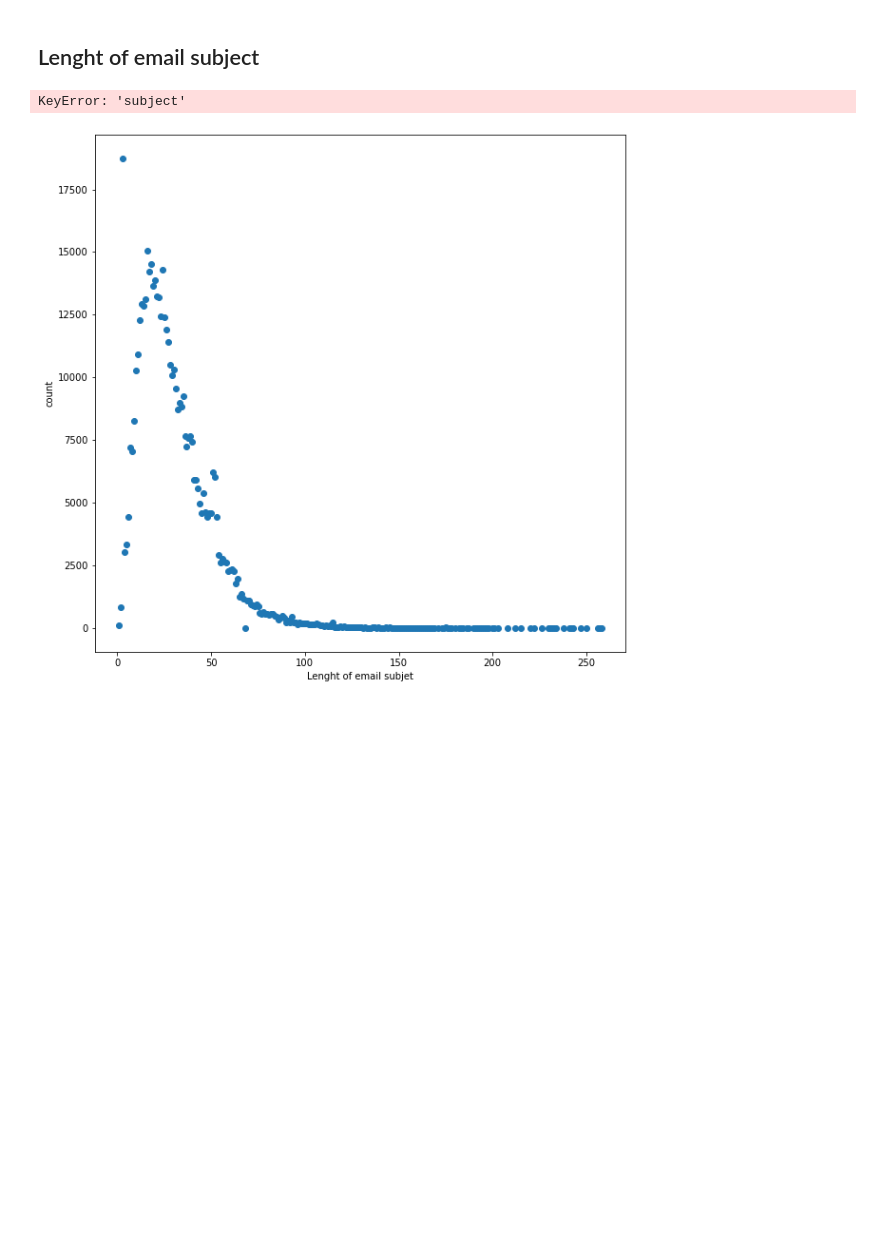
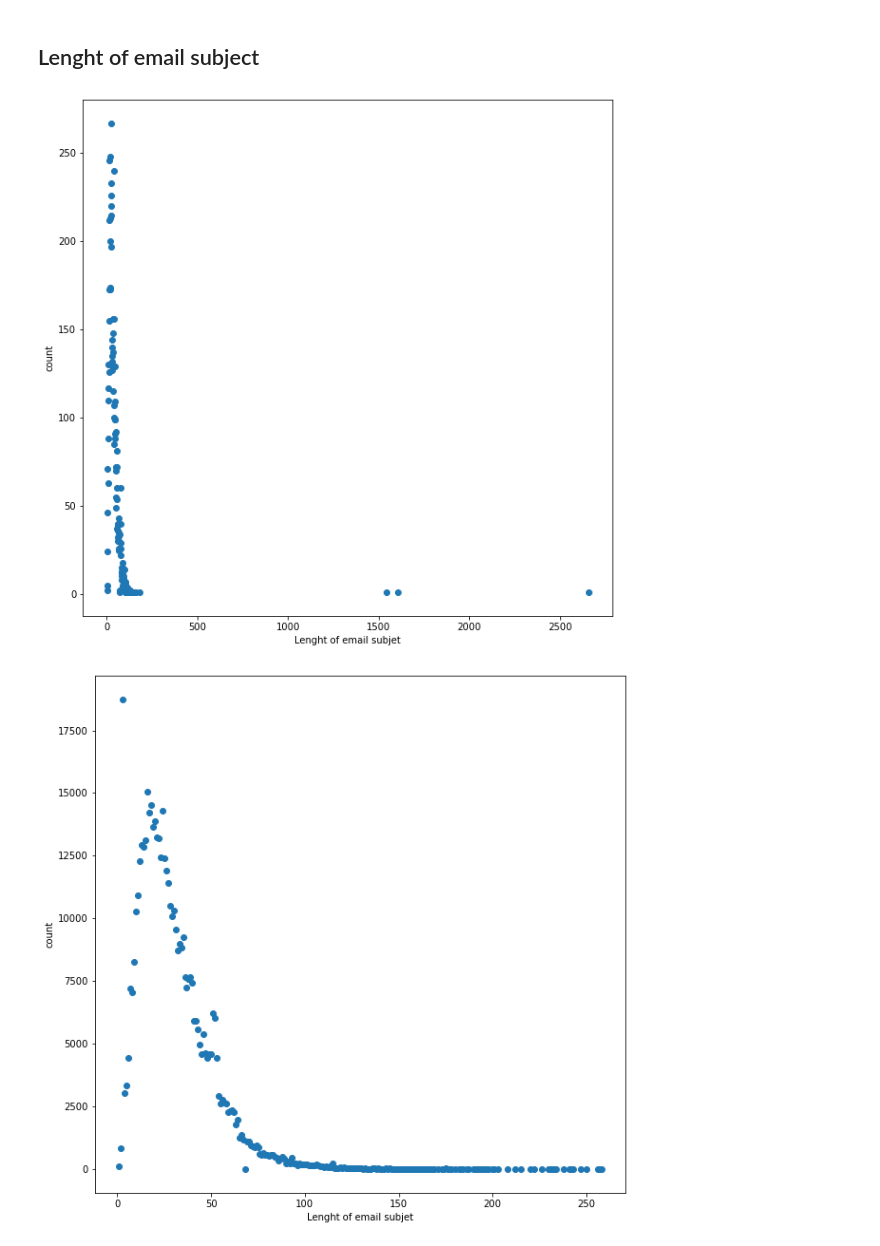
Before and after one commit to chandieka/PhishingClassifier, a Jupyter notebook: visualization.ipynb, the cells around one changed output. Cells and saved outputs as stored; diff of their text form; code cells hidden in the pictures; blank space fills up the shorter version.

```diff
--- a/visualization.ipynb
+++ b/visualization.ipynb
@@ -108,18 +108,18 @@ plt.show()
 ## Lenght of email subject
 # %%
 subject = mal_df.subject.apply(lambda s: len(f'{s}'))
-subject = subject.groupby('subject', dropna=False).count()
+subject = subject.groupby(subject, dropna=False).count()
 y = subject.values
 x = subject.index
 
 fig, ax = plt.subplots()
 ax.scatter(x, y)
 fig.set_size_inches(10,10)
 plt.ylabel('count')
 plt.xlabel('Lenght of email subjet')
 plt.show()
 # %% [output]
-KeyError: 'subject'
+[figure, added]
 # %%
 subject = enron_df.subject.apply(lambda s: len(f'{s}'))
 subject = subject.groupby('subject', dropna=False).count()
```
